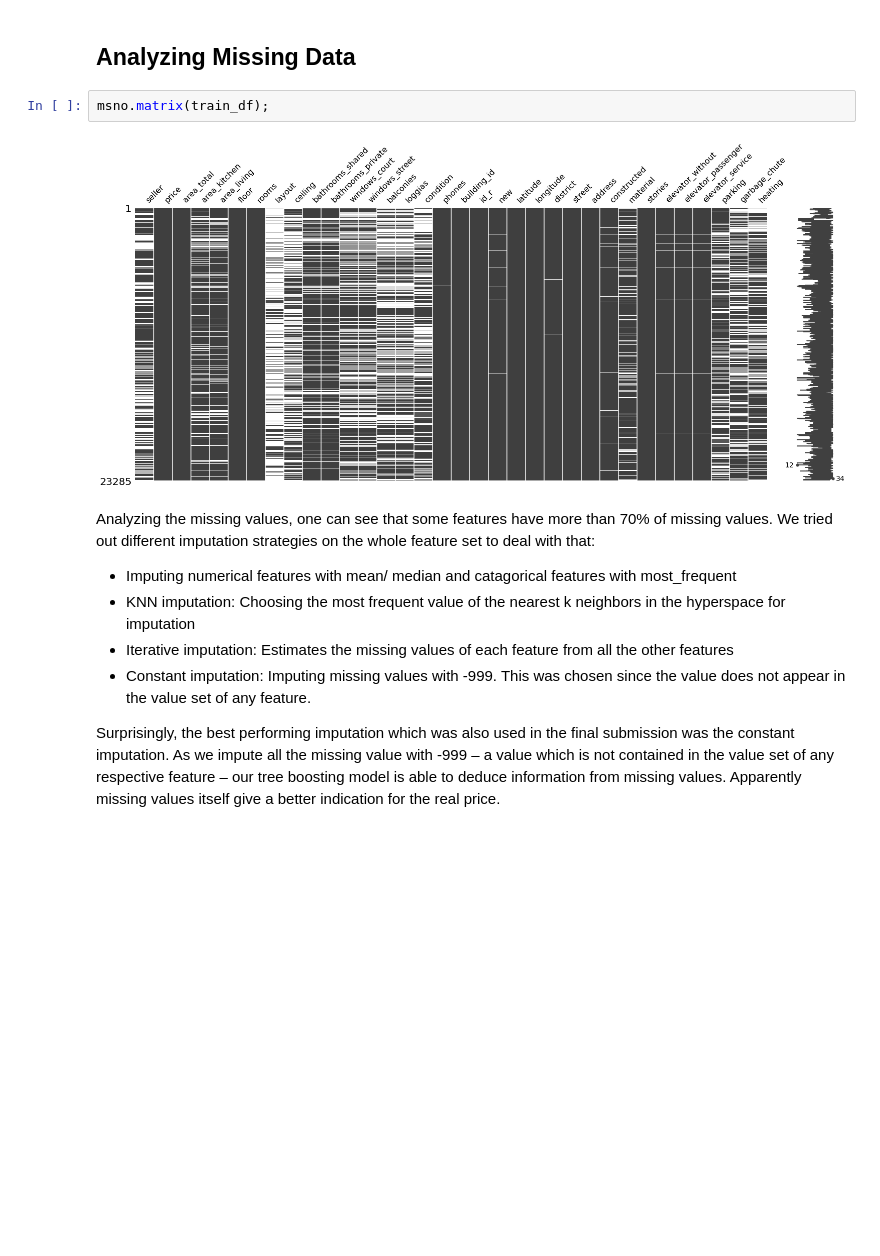
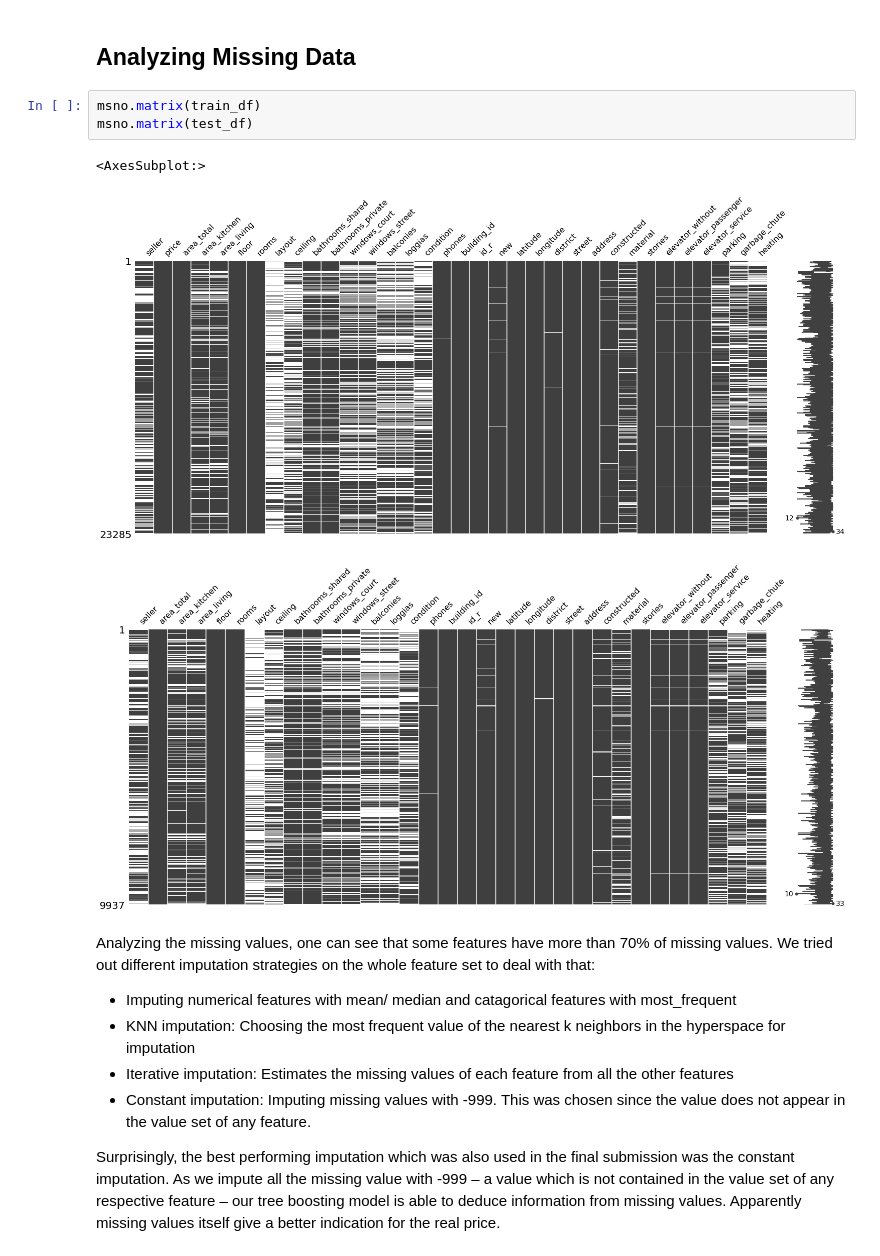
Before and after one commit to kirill-menke/house-pricing-prediction, a Jupyter notebook: group97_long_notebook.ipynb, the cells around one changed output. Cells and saved outputs as stored; diff of their text form; blank space fills up the shorter version.

```diff
--- a/group97_long_notebook.ipynb
+++ b/group97_long_notebook.ipynb
@@ -102,9 +103,12 @@ ax2.legend();
 # %% [markdown]
 ## Analyzing Missing Data
 # %%
-msno.matrix(train_df);
+msno.matrix(train_df)
+msno.matrix(test_df)
 # %% [output]
+<AxesSubplot:>
 [figure]
+[figure, added]
 # %% [markdown]
 Analyzing the missing values, one can see that some features have more than 70% of missing values. We tried out different imputation strategies on the whole feature set to deal with that:
 - Imputing numerical features with mean/ median and catagorical features with most_frequent
```
Also changed, not shown: parts of 26 cells of this notebook.
